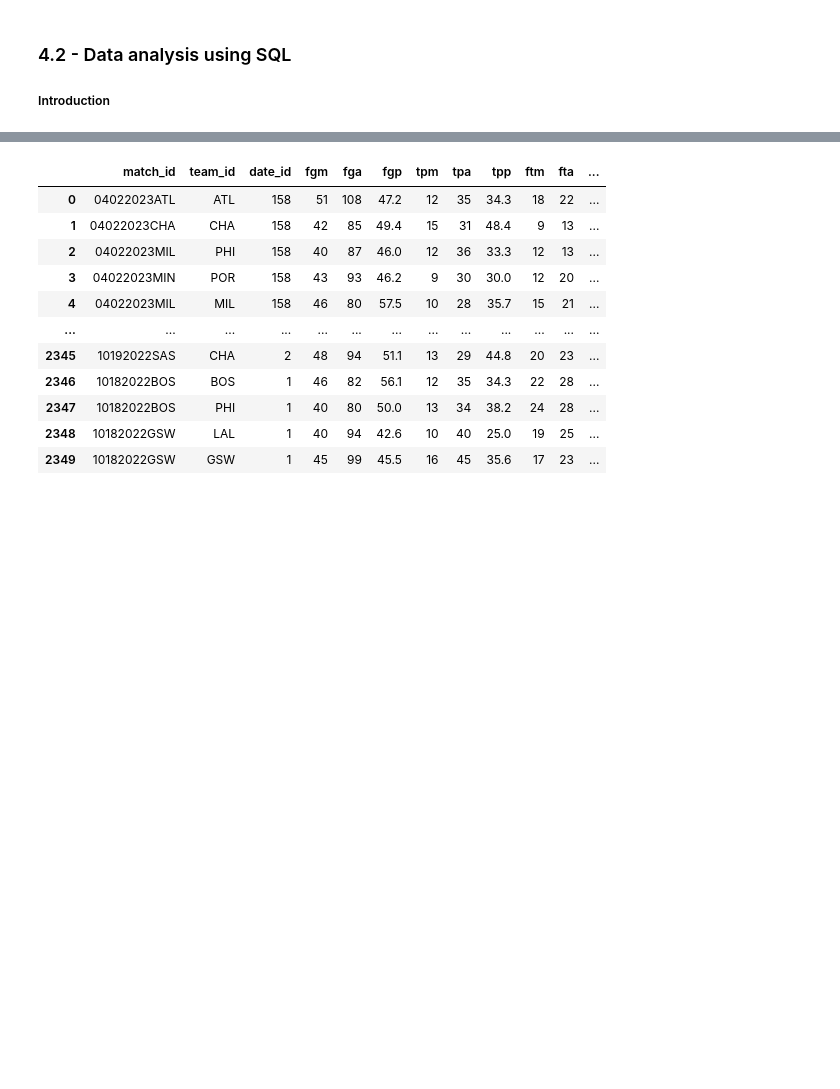
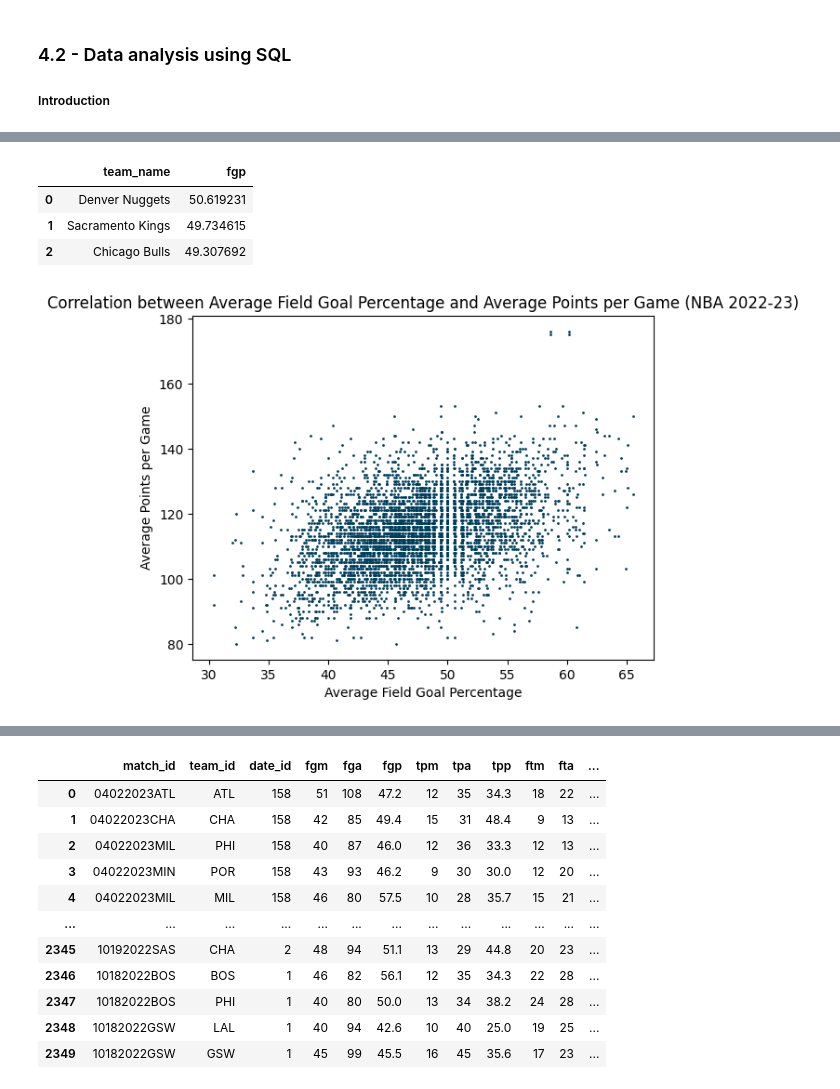
Before and after one commit to AlexandruNitulescu/nba_visualizer_py, a Jupyter notebook: database.ipynb, the cells around one changed output, grey strips where cells are left out. Cells and saved outputs as stored; diff of their text form; code cells hidden in the pictures; blank space fills up the shorter version.

```diff
--- a/database.ipynb
+++ b/database.ipynb
@@ -363,0 +445,30 @@ q_show_match_stats_table = '''
+# %%
+# Which three teams has the highest average field goal percentage (fgp)?
+pd.read_sql('''
+    SELECT t.team_name, AVG(ms.fgp) as fgp
+    FROM team_info t
+    JOIN match_stats ms ON t.team_id = ms.team_id
+    GROUP BY t.team_name
+    ORDER BY fgp DESC
+    LIMIT 3;
+''', conn)
+# %% [output]
+|  | team_name | fgp |
+| 0 | Denver Nuggets | 50.619231 |
+| 1 | Sacramento Kings | 49.734615 |
+| 2 | Chicago Bulls | 49.307692 |
+# %%
+team_ppg_fgp = pd.read_sql('''
+    SELECT t.team_name, pts, fgp
+    FROM team_info t
+    JOIN match_info mi ON t.team_id = mi.team_id
+    JOIN match_stats ms ON mi.match_id = ms.match_id
+''', conn)
+fig, ax = plt.subplots()
+ax.scatter(team_ppg_fgp['fgp'], team_ppg_fgp['pts'], color='#003f5c', s=1)
+ax.set_xlabel('Average Field Goal Percentage')
+ax.set_ylabel('Average Points per Game')
+ax.set_title('Correlation between Average Field Goal Percentage and Average Points per Game (NBA 2022-23)')
+plt.show()
+# %% [output]
+[figure, added]
```
Also changed, not shown: parts of 32 cells of this notebook, 4 other files.
